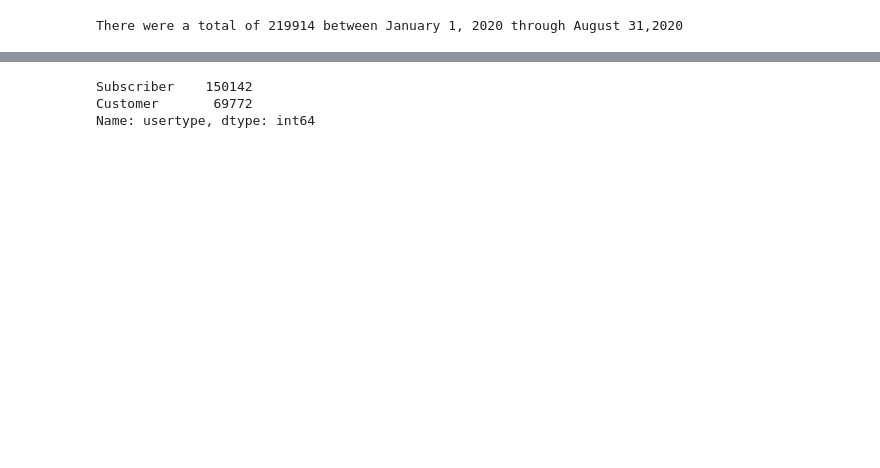
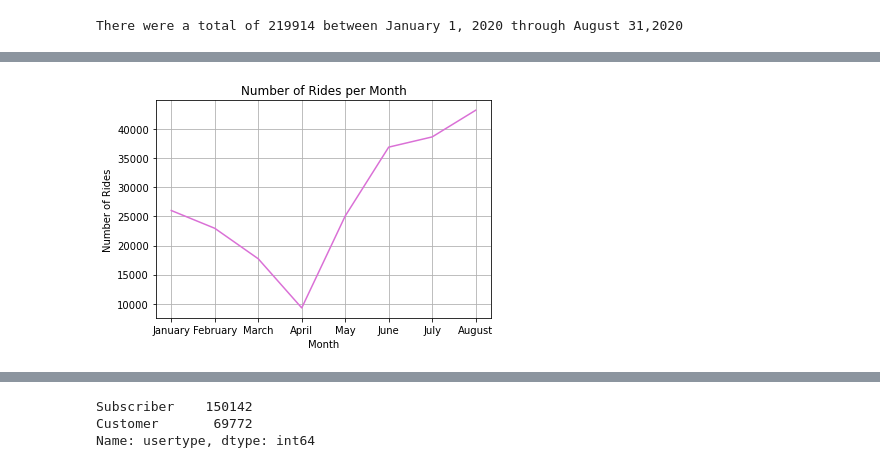
Before and after one commit to tnatoli29/Project_1, a Jupyter notebook: CitiBike/CitiBike 2020 Merge.ipynb, the cells around one changed output, grey strips where cells are left out. Cells and saved outputs as stored; diff of their text form; code cells hidden in the pictures; blank space fills up the shorter version.

```diff
--- a/CitiBike/CitiBike 2020 Merge.ipynb
+++ b/CitiBike/CitiBike 2020 Merge.ipynb
@@ -98,6 +150,7 @@ There were a total of 219914 between January 1, 2020 through August 31,2020
 jancount2020 = len(jan_2020_df["tripduration"])
 jancount2020
 print(f"There were a total of {jancount2020} between January 1, 2020 through January 31,2020")
+
 
 febcount2020 =len(feb_2020_df["tripduration"])
 febcount2020
@@ -126,6 +179,17 @@ print(f"There were a total of {julcount2020} between July 1, 2020 through July 3
 augcount2020 = len(aug_2020_df["tripduration"])
 augcount2020
 print(f"There were a total of {augcount2020} between August 1, 2020 through August 31,2020")
+
+
+
+#Create a dictionary for the months and ride count
+months = {"Months": ["January","February","March","April","May","June","July","August"],
+          "Count" : [jancount2020 , febcount2020, marcount2020, aprcount2020, maycount2020, juncount2020, julcount2020, augcount2020]}
+
+#Turn the months dictionary into a dataframe
+total_rides2020 = pd.DataFrame(months, columns = ["Months", "Count"])
+
+total_rides2020
 # %% [output]
 There were a total of 26020 between January 1, 2020 through January 31,2020
 There were a total of 22962 between Febuary 1, 2020 through Febuary 29,2020
@@ -151,0 +211,13 @@ SyntaxError: invalid syntax (<ipython-input-14-48e48589c744>, line 9)
+# %%
+#Turn the total rides data frame into a line graph
+x_axis = total_rides2020["Months"]
+y_axis = total_rides2020["Count"]
+
+plt.plot(x_axis, y_axis, color = "orchid")
+plt.xlabel("Month")
+plt.ylabel("Number of Rides")
+plt.title("Number of Rides per Month")
+plt.grid()
+plt.show()
+# %% [output]
+[figure, added]
```
Also changed, not shown: parts of 22 cells of this notebook.
